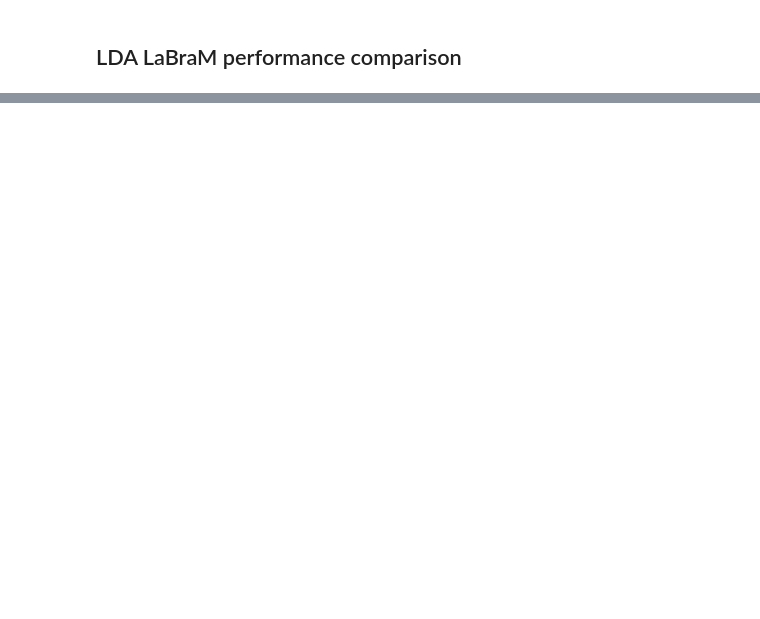
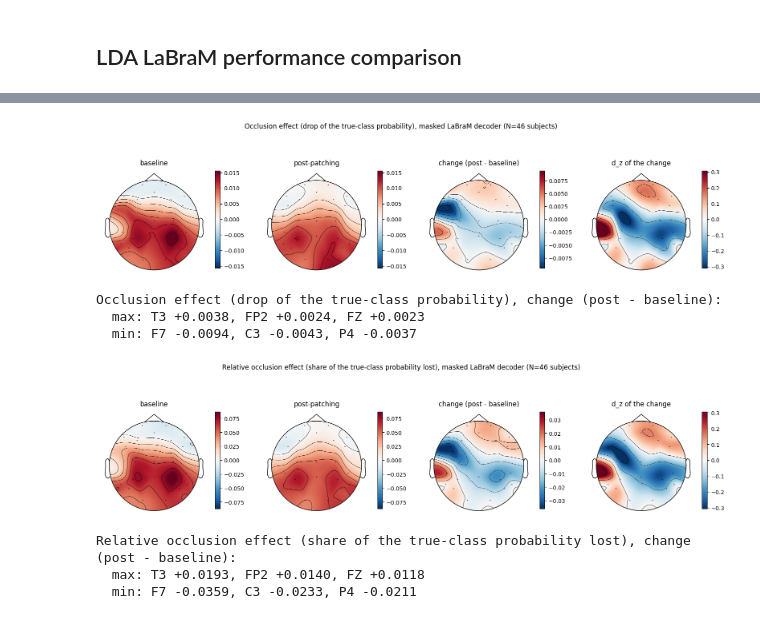
Before and after one commit to gaborab/plasticity_foundation, a Jupyter notebook: notebooks/LDA.ipynb, the cells around one changed output, grey strips where cells are left out. Cells and saved outputs as stored; diff of their text form; code cells hidden in the pictures; blank space fills up the shorter version.

Commit message:
added time resolved LDA, topomaps

```diff
--- a/notebooks/LDA.ipynb
+++ b/notebooks/LDA.ipynb
@@ -160,0 +204,65 @@ display(per_subj_scores.groupby(["model", "session"])[[f"auc_{k}" for k in range
+# %%
+import matplotlib.pyplot as plt
+import mne
+
+topo_info = plot_data_processing.create_topomap_info()  # 10-20 labels at the HydroCel positions, in CH_NAMES order
+# true-class probability without hiding = occlusion_effect + occluded_p_true
+masked_channel_df["p_true"] = masked_channel_df["occlusion_effect"] + masked_channel_df["occluded_p_true"]
+
+
+def channel_change_topomaps(df, label, value="occlusion_effect", relative=False, model_label="masked LaBraM decoder"):
+    """
+    Topomaps of a per-channel column of a channel table (class_channels_frame): the subject means per session (baseline
+    and post-patching on one colour scale), the mean change (post-patching - baseline) and its d_z over the subjects with
+    both sessions. NaN (interpolated) rows are left out of the subject means. Prints the 3 channels with the largest and
+    the 3 with the smallest change.
+    relative (occlusion only): the subject's mean drop divided by its mean true-class probability without hiding, per
+    session and channel (a ratio of means: per-trial ratios explode for trials with a true-class probability near 0).
+    """
+    grouped = df.groupby(["session", "subject", "channel"])
+    subject_means = grouped[value].mean()
+    if relative:
+        subject_means = subject_means / grouped["p_true"].mean()  # p_true is NaN on the same (interpolated) rows
+    subject_means = subject_means.unstack("channel")[CH_NAMES]
+    baseline, postpatch = subject_means.loc["baseline"], subject_means.loc["postpatch"]
+    subjects = baseline.index.intersection(postpatch.index)
+    change = postpatch.loc[subjects] - baseline.loc[subjects]
+    maps = {"baseline": baseline.loc[subjects].mean(), "post-patching": postpatch.loc[subjects].mean(),
+            "change (post - baseline)": change.mean(), "d_z of the change": change.mean() / change.std(ddof=1)}
+    # the session maps share one scale: symmetric around 0 if the values can be negative, from min to max otherwise
+    session_values = pd.concat([maps["baseline"], maps["post-patching"]])
+    if session_values.min() < 0:
+        session_vlim, session_cmap = (-session_values.abs().max(), session_values.abs().max()), "RdBu_r"
+    else:
+        session_vlim, session_cmap = (session_values.min(), session_values.max()), "viridis"
+
+    fig, axes = plt.subplots(1, len(maps), figsize=(5 * len(maps), 4.5))
+    for ax, (title, values) in zip(axes, maps.items()):
+        session_map = title in ("baseline", "post-patching")
+        vlim = session_vlim if session_map else (-values.abs().max(), values.abs().max())
+        values = values.to_numpy(dtype=float)
+        keep = np.flatnonzero(np.isfinite(values))
+        im, _ = mne.viz.plot_topomap(values[keep], mne.pick_info(topo_info, keep), axes=ax, show=False, vlim=vlim,
+                                     cmap=session_cmap if session_map else "RdBu_r")
+        ax.set_title(title)
+        fig.colorbar(im, ax=ax, shrink=0.7)
+    fig.suptitle(f"{label}, {model_label} (N={len(subjects)} subjects)", y=1.03)
+    plt.show()
+
+    ordered = maps["change (post - baseline)"].dropna().sort_values()
+    print(f"{label}, change (post - baseline):")
+    print("  max: " + ", ".join(f"{ch} {v:+.4f}" for ch, v in ordered[::-1][:3].items()))
+    print("  min: " + ", ".join(f"{ch} {v:+.4f}" for ch, v in ordered[:3].items()))
+
+
+channel_change_topomaps(masked_channel_df, "Occlusion effect (drop of the true-class probability)")
+channel_change_topomaps(masked_channel_df, "Relative occlusion effect (share of the true-class probability lost)", relative=True)
+# %% [output]
+[figure, added]
+Occlusion effect (drop of the true-class probability), change (post - baseline):
+  max: T3 +0.0038, FP2 +0.0024, FZ +0.0023
+  min: F7 -0.0094, C3 -0.0043, P4 -0.0037
+[figure, added]
+Relative occlusion effect (share of the true-class probability lost), change (post - baseline):
+  max: T3 +0.0193, FP2 +0.0140, FZ +0.0118
+  min: F7 -0.0359, C3 -0.0233, P4 -0.0211
```
Also changed, not shown: parts of 16 cells of this notebook, 7 other files.
